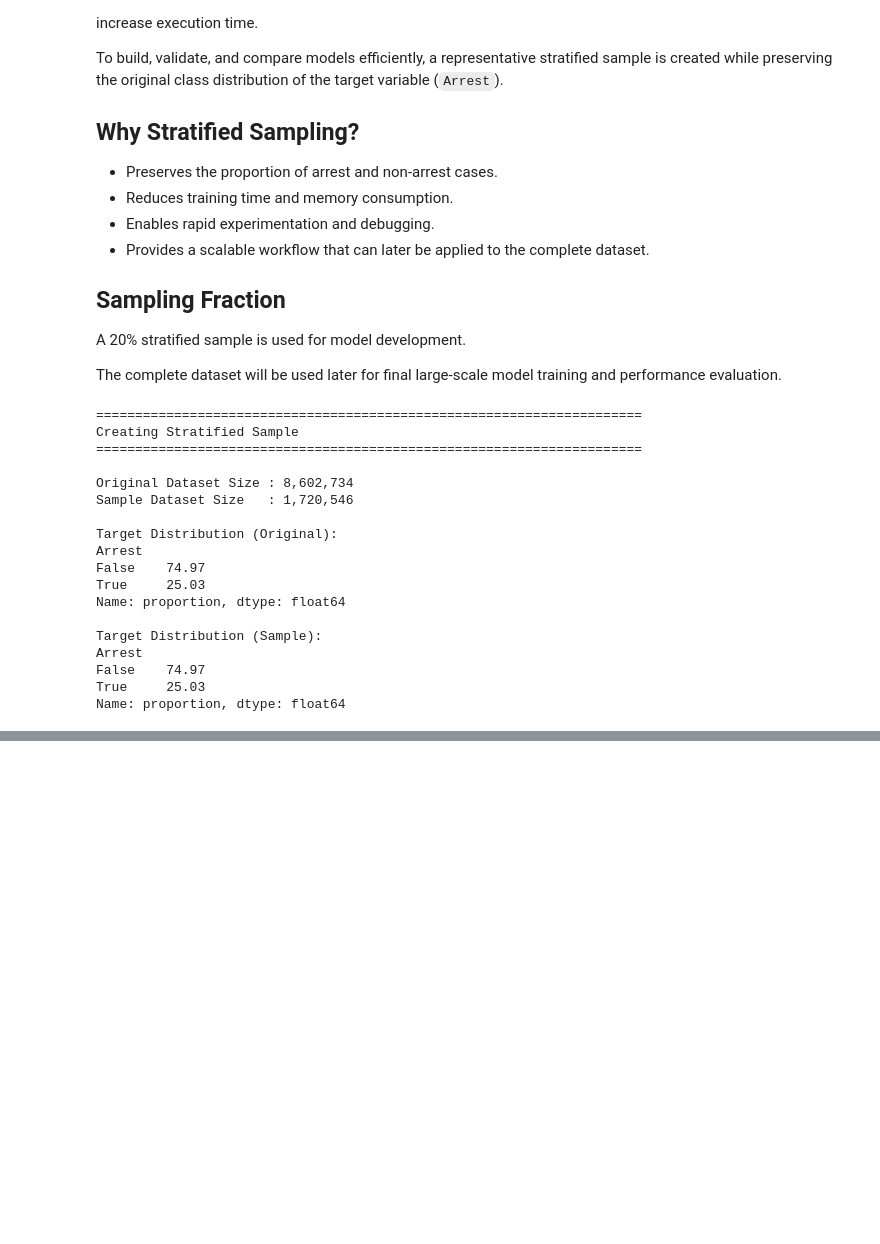
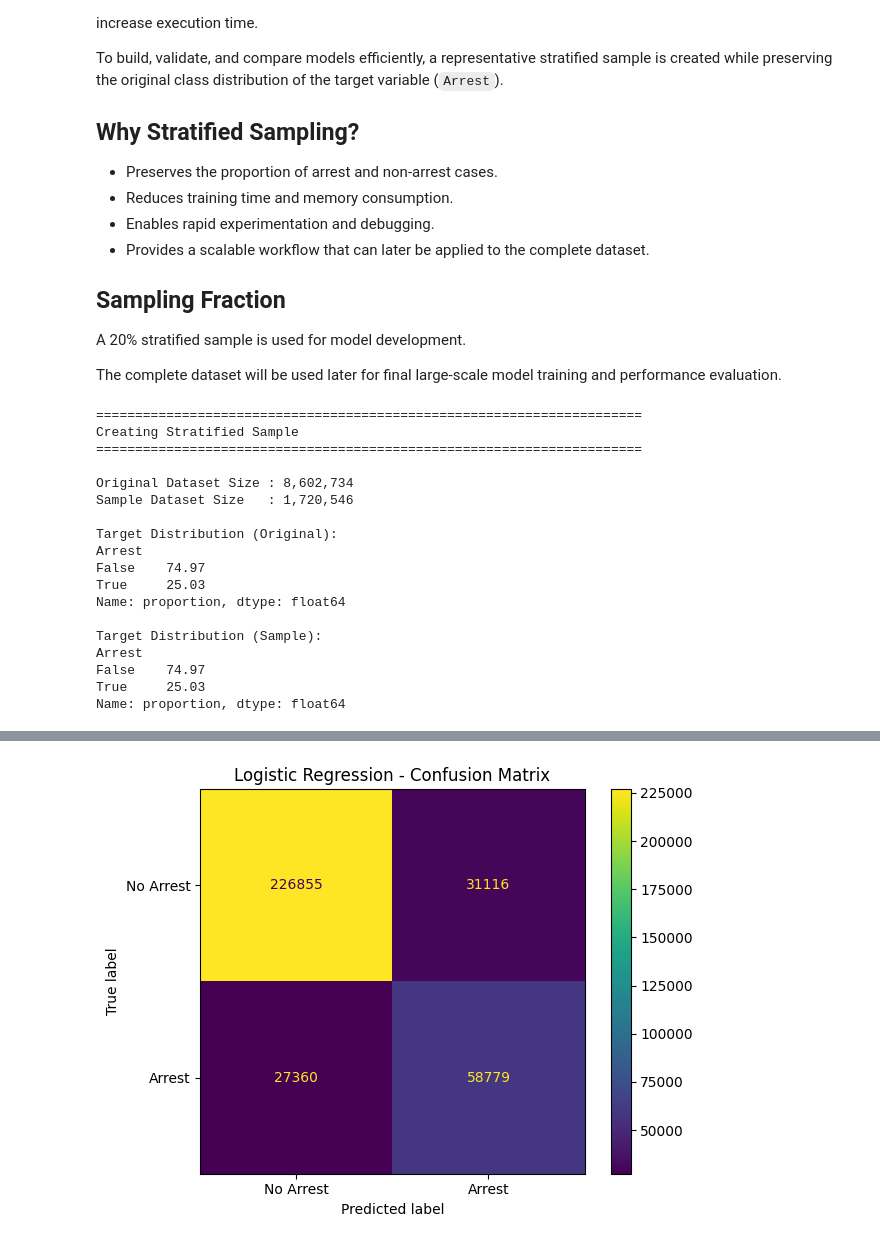
Before and after one commit to arnavon2005/Army_Provost_ML_Project, a Jupyter notebook: 05_Machine_Learning_Modeling.ipynb, the cells around one changed output, grey strips where cells are left out. Cells and saved outputs as stored; diff of their text form; code cells hidden in the pictures; blank space fills up the shorter version.

Commit message:
Implemented Logistic Regression, Random Forest, CatBoost models and created tuning dataset

```diff
--- a/05_Machine_Learning_Modeling.ipynb
+++ b/05_Machine_Learning_Modeling.ipynb
@@ -767,0 +1130,81 @@ Name: proportion, dtype: float64
+# %%
+# ============================================================
+# Logistic Regression Model Evaluation
+# ============================================================
+
+import time
+
+import matplotlib.pyplot as plt
+from sklearn.metrics import (
+    accuracy_score,
+    precision_score,
+    recall_score,
+    f1_score,
+    roc_auc_score,
+    confusion_matrix,
+    ConfusionMatrixDisplay,
+    classification_report
+)
+
+print("=" * 70)
+print("Evaluating Logistic Regression Model")
+print("=" * 70)
+
+# ------------------------------------------------------------
+# Prediction
+# ------------------------------------------------------------
+
+start_time = time.time()
+
+y_pred = lr_model.predict(X_test_lr)
+y_prob = lr_model.predict_proba(X_test_lr)[:, 1]
+
+prediction_time = time.time() - start_time
+
+# ------------------------------------------------------------
+# Metrics
+# ------------------------------------------------------------
+
+accuracy = accuracy_score(y_test, y_pred)
+precision = precision_score(y_test, y_pred)
+recall = recall_score(y_test, y_pred)
+f1 = f1_score(y_test, y_pred)
+roc_auc = roc_auc_score(y_test, y_prob)
+
+print(f"\nAccuracy        : {accuracy:.4f}")
+print(f"Precision       : {precision:.4f}")
+print(f"Recall          : {recall:.4f}")
+print(f"F1 Score        : {f1:.4f}")
+print(f"ROC-AUC Score   : {roc_auc:.4f}")
+print(f"Prediction Time : {prediction_time:.2f} seconds")
+
+# ------------------------------------------------------------
+# Classification Report
+# ------------------------------------------------------------
+
+print("\n")
+print("=" * 70)
+print("Classification Report")
+print("=" * 70)
+
+print(classification_report(y_test, y_pred))
+
+# ------------------------------------------------------------
+# Confusion Matrix
+# ------------------------------------------------------------
+
+cm = confusion_matrix(y_test, y_pred)
+
+plt.figure(figsize=(6, 5))
+
+ConfusionMatrixDisplay(
+    confusion_matrix=cm,
+    display_labels=["No Arrest", "Arrest"]
+).plot(values_format="d")
+
+plt.title("Logistic Regression - Confusion Matrix")
+
+plt.tight_layout()
+
+plt.show()
+# %% [output]
@@ -767,0 +1229 @@ Name: proportion, dtype: float64
+[figure, added]
```
Also changed, not shown: parts of 24 cells of this notebook.
